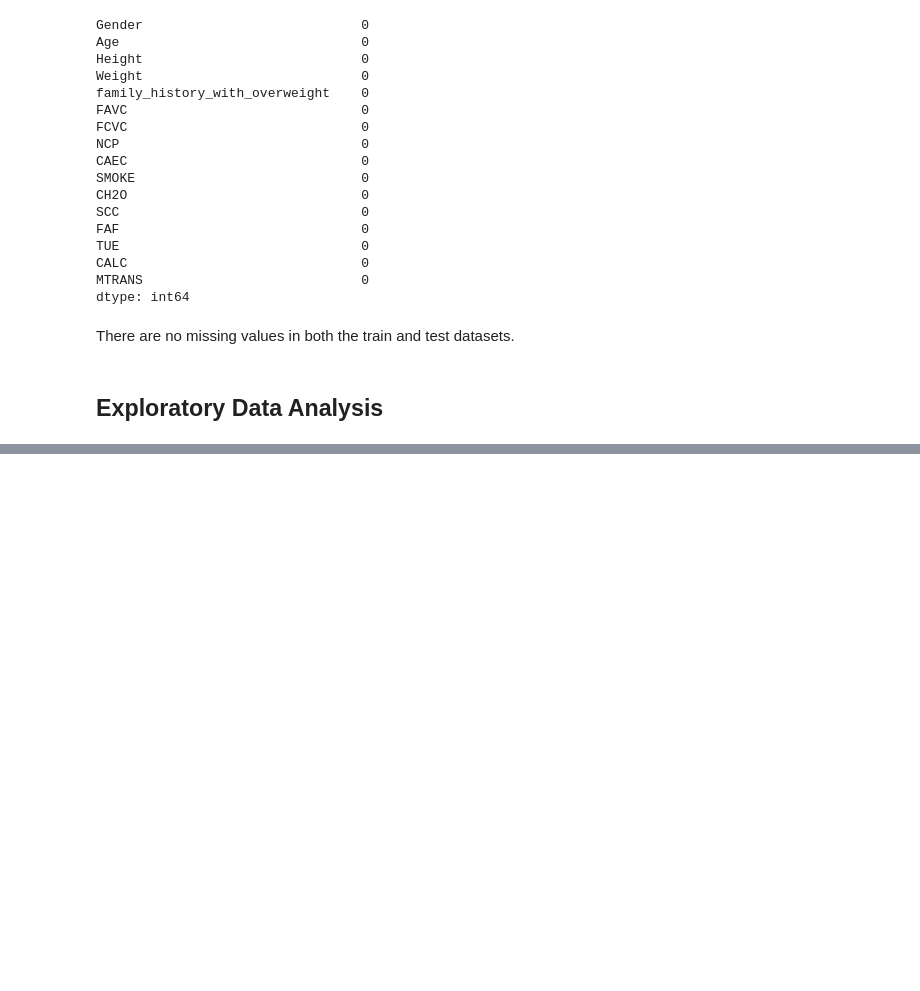
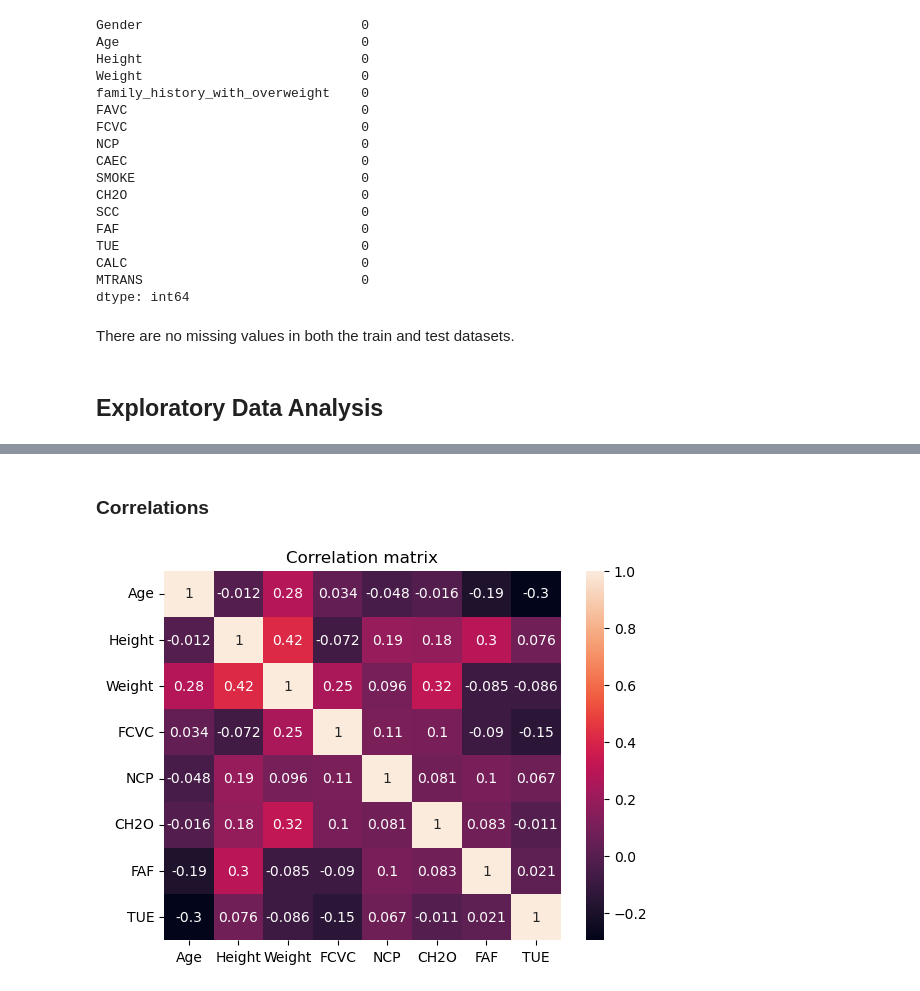
Before and after one commit to lu-julia/data-science-projects, a Jupyter notebook: Obesity Risk Prediction/obesity_risk_prediction.ipynb, the cells around one changed output, grey strips where cells are left out. Drawn from its saved outputs; the diff is of its cells as text; code cells hidden in the pictures; blank space fills up the shorter version.

```diff
--- a/Obesity Risk Prediction/obesity_risk_prediction.ipynb
+++ b/Obesity Risk Prediction/obesity_risk_prediction.ipynb
@@ -152,0 +168,12 @@ There are no missing values in both the train and test datasets.
+# %%
+numeric_cols = ['Age', 'Height', 'Weight', 'FCVC', 'NCP', 'CH2O', 'FAF', 'TUE']
+# %% [markdown]
+### Correlations
+# %%
+df = df_train[numeric_cols].copy()
+corr_matrix=df.corr()
+sns.heatmap(corr_matrix, annot=True)
+plt.title('Correlation matrix')
+plt.show()
+# %% [output]
+[figure, added]
```
Also changed, not shown: parts of 7 cells of this notebook.
